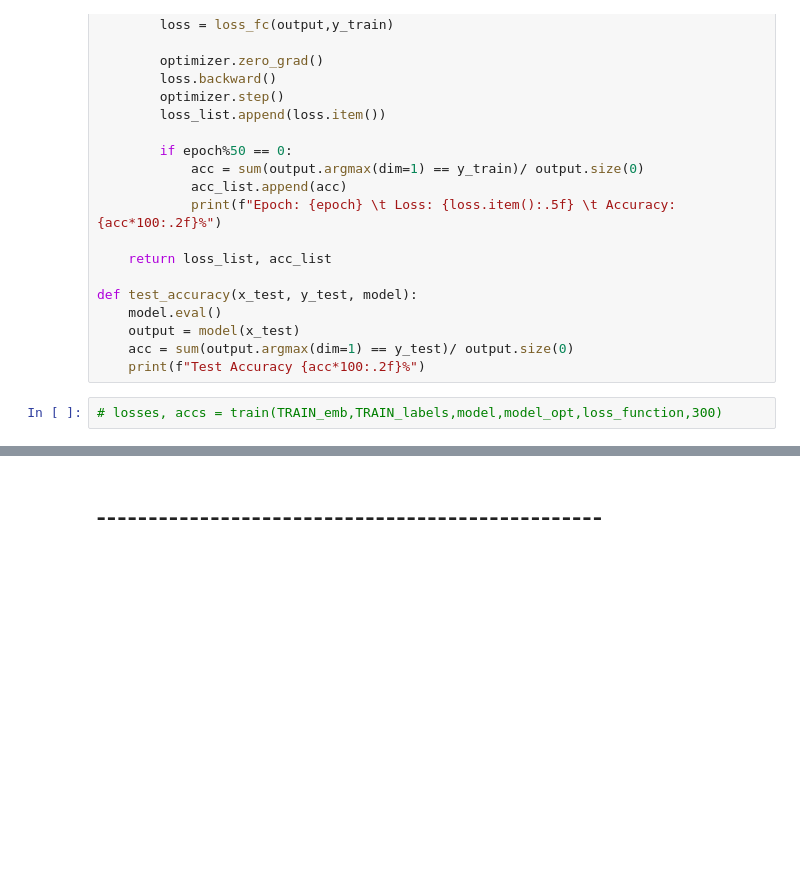
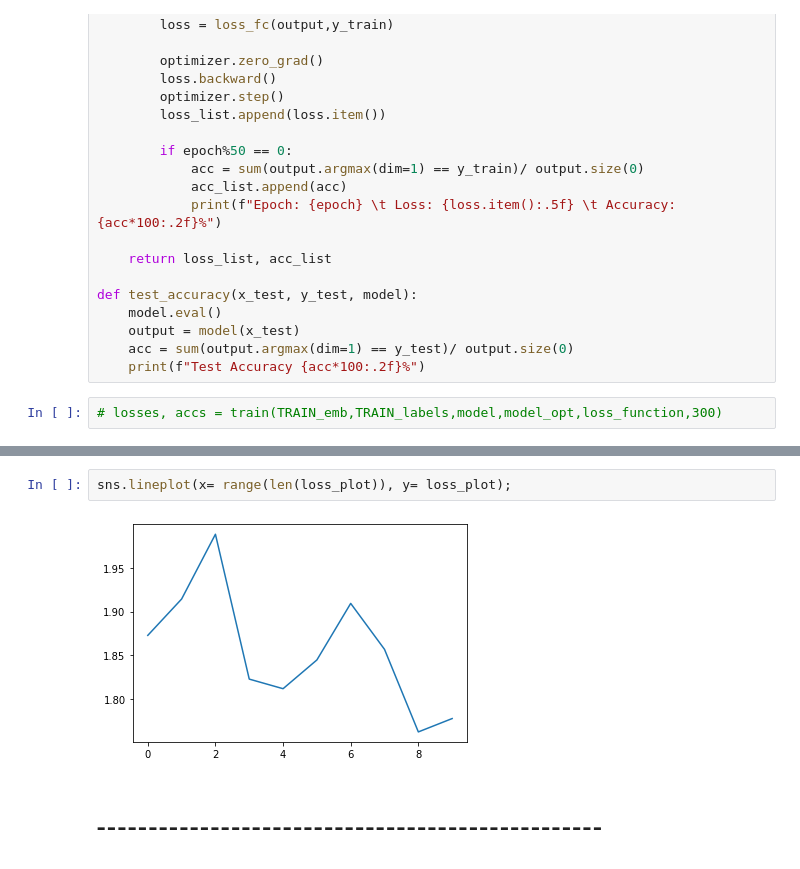
Before and after one commit to tsither/Rhetorical-Role-Classifier, a Jupyter notebook: jupyter_notebooks/simple_model.ipynb, the cells around one changed output, grey strips where cells are left out. Drawn from its saved outputs; the diff is of its cells as text; blank space fills up the shorter version.

```diff
--- a/jupyter_notebooks/simple_model.ipynb
+++ b/jupyter_notebooks/simple_model.ipynb
@@ -277,2 +317,6 @@ NameError: name 'batch_loss' is not defined
+# %%
+sns.lineplot(x= range(len(loss_plot)), y= loss_plot);
+# %% [output]
+[figure, added]
 # %% [markdown]
 # -------------------------------------------------
```
Also changed, not shown: parts of 43 cells of this notebook, 2 other files.
